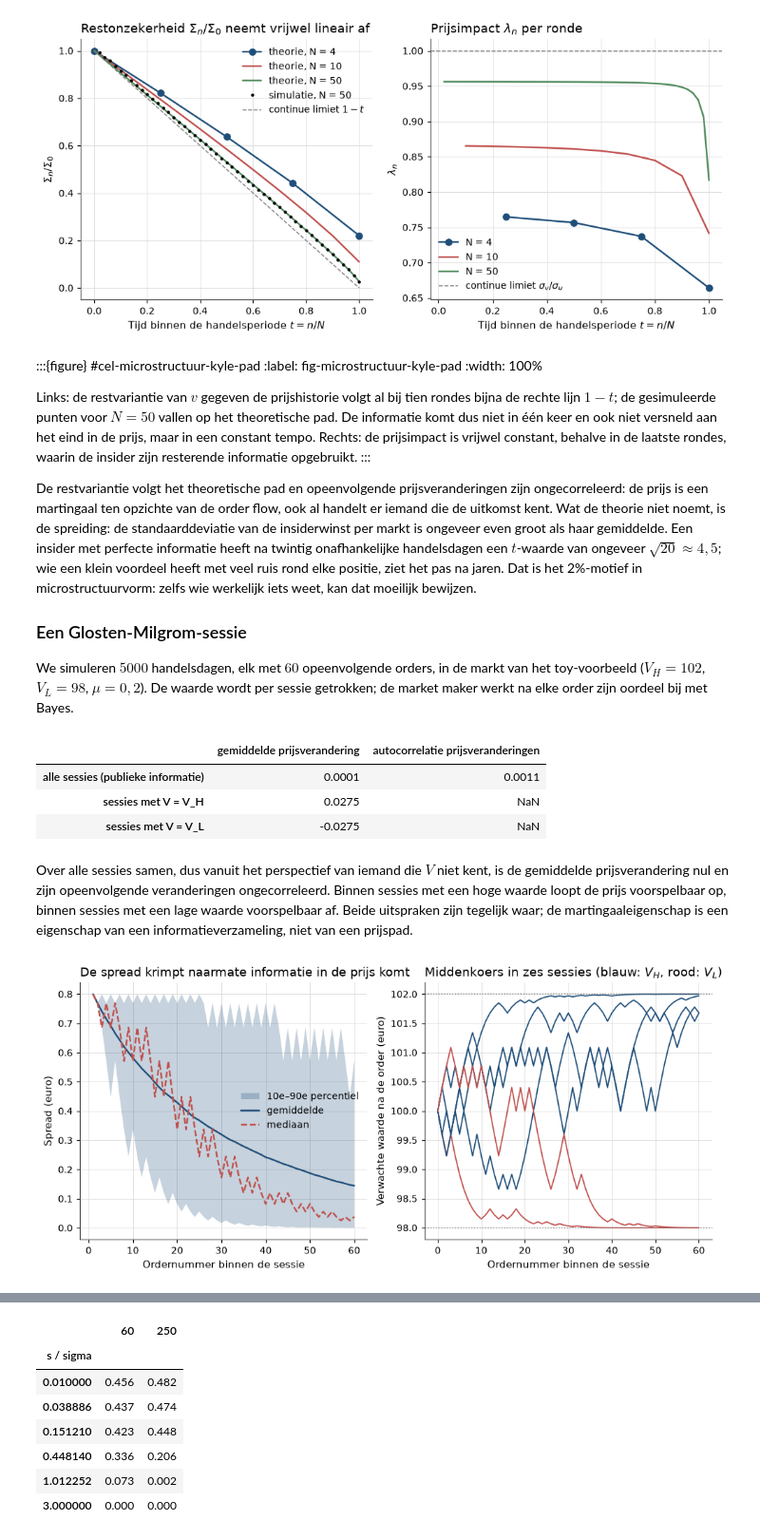
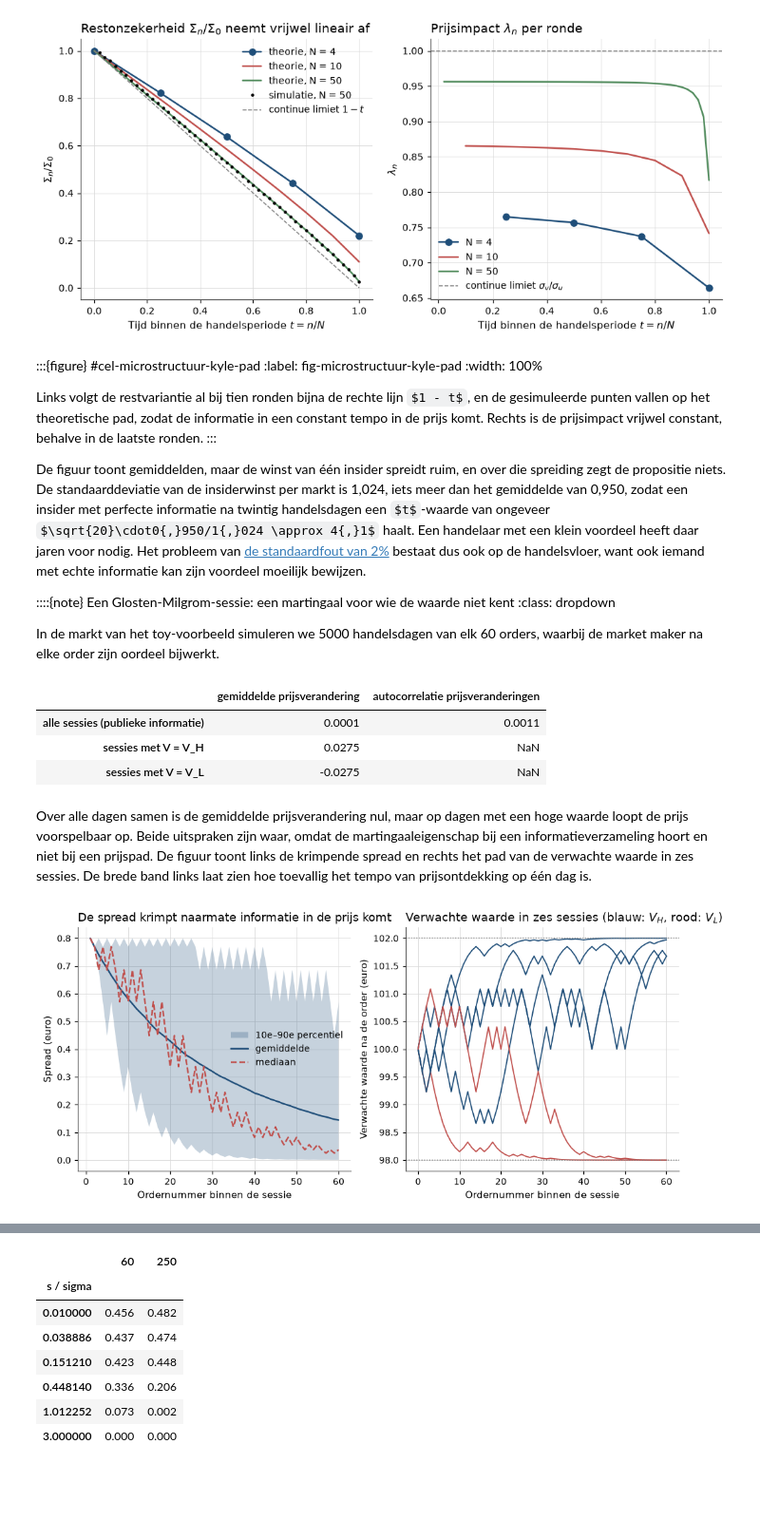
Before and after one commit to MaartenN14/history-asset-pricing, a Jupyter notebook: lectures/04_24_microstructuur.ipynb, the cells around one changed output, grey strips where cells are left out. Shown at 95% size. Drawn from its saved outputs; the diff is of its cells as text; code cells hidden in the pictures; some formulas as TeX source; blank space fills up the shorter version.

```diff
--- a/lectures/04_24_microstructuur.ipynb
+++ b/lectures/04_24_microstructuur.ipynb
@@ -812,29 +579,26 @@ plt.show()
 :label: fig-microstructuur-kyle-pad
 :width: 100%
 
-Links: de restvariantie van $v$ gegeven de prijshistorie volgt al bij tien rondes
-bijna de rechte lijn $1 - t$; de gesimuleerde punten voor $N = 50$ vallen op het
-theoretische pad. De informatie komt dus niet in één keer en ook niet versneld aan
-het eind in de prijs, maar in een constant tempo. Rechts: de prijsimpact is
-vrijwel constant, behalve in de laatste rondes, waarin de insider zijn resterende
-informatie opgebruikt.
+Links volgt de restvariantie al bij tien ronden bijna de rechte lijn $1 - t$, en de
+gesimuleerde punten vallen op het theoretische pad, zodat de informatie in een constant
+tempo in de prijs komt. Rechts is de prijsimpact vrijwel constant, behalve in de laatste
+ronden.
 :::
 
-De restvariantie volgt het theoretische pad en opeenvolgende prijsveranderingen zijn
-ongecorreleerd: de prijs is een martingaal ten opzichte van de order flow, ook al
-handelt er iemand die de uitkomst kent. Wat de theorie niet noemt, is de spreiding:
-de standaarddeviatie van de insiderwinst per markt is ongeveer even groot als haar
-gemiddelde. Een insider met perfecte informatie heeft na twintig onafhankelijke
-handelsdagen een $t$-waarde van ongeveer $\sqrt{20} \approx 4{,}5$; wie een klein
-voordeel heeft met veel ruis rond elke positie, ziet het pas na jaren. Dat is het
-2%-motief in microstructuurvorm: zelfs wie werkelijk iets weet, kan dat moeilijk
-bewijzen.
+De figuur toont gemiddelden, maar de winst van één insider spreidt ruim, en over die
+spreiding zegt de propositie niets. De standaarddeviatie van de
+insiderwinst per markt is 1,024, iets meer dan het gemiddelde van 0,950, zodat een insider
+met perfecte informatie na twintig handelsdagen een $t$-waarde van ongeveer
+$\sqrt{20}\cdot0{,}950/1{,}024 \approx 4{,}1$ haalt. Een handelaar met een klein voordeel
+heeft daar jaren voor nodig. Het probleem van [de standaardfout van 2%](#00-01-rendementen)
+bestaat dus ook op de handelsvloer, want ook iemand met echte informatie kan zijn voordeel
+moeilijk bewijzen.
 
-### Een Glosten-Milgrom-sessie
+::::{note} Een Glosten-Milgrom-sessie: een martingaal voor wie de waarde niet kent
+:class: dropdown
 
-We simuleren $5000$ handelsdagen, elk met $60$ opeenvolgende orders, in de markt
-van het toy-voorbeeld ($V_H = 102$, $V_L = 98$, $\mu = 0{,}2$). De waarde wordt per
-sessie getrokken; de market maker werkt na elke order zijn oordeel bij met Bayes.
+In de markt van het toy-voorbeeld simuleren we 5000 handelsdagen van elk 60 orders,
+waarbij de market maker na elke order zijn oordeel bijwerkt.
 # %%
 n_sessions, n_trades = 5_000, 60
 q_high, q_low = MU + (1 - MU) / 2, (1 - MU) / 2
@@ -853,8 +617,8 @@ for n in range(n_trades):
     belief = belief * like_high / (belief * like_high + (1 - belief) * like_low)
     beliefs[:, n + 1] = belief
 
-mid = V_L + (V_H - V_L) * beliefs
-increments = np.diff(mid, axis=1)
+value_path = V_L + (V_H - V_L) * beliefs
+increments = np.diff(value_path, axis=1)
 pd.DataFrame(
     {
         "gemiddelde prijsverandering": [increments.mean(), increments[is_high].mean(), increments[~is_high].mean()],
@@ -872,31 +636,30 @@ pd.DataFrame(
 | sessies met V = V_H | 0.0275 | NaN |
 | sessies met V = V_L | -0.0275 | NaN |
 # %% [markdown]
-Over alle sessies samen, dus vanuit het perspectief van iemand die $V$ niet kent,
-is de gemiddelde prijsverandering nul en zijn opeenvolgende veranderingen
-ongecorreleerd. Binnen sessies met een hoge waarde loopt de prijs voorspelbaar op,
-binnen sessies met een lage waarde voorspelbaar af. Beide uitspraken zijn tegelijk
-waar; de martingaaleigenschap is een eigenschap van een informatieverzameling, niet
-van een prijspad.
+Over alle dagen samen is de gemiddelde prijsverandering nul, maar op dagen met een hoge
+waarde loopt de prijs voorspelbaar op. Beide uitspraken zijn waar, omdat de
+martingaaleigenschap bij een informatieverzameling hoort en niet bij een prijspad. De
+figuur toont links de krimpende spread en rechts het pad van de verwachte waarde in zes sessies. De brede band links
+laat zien hoe toevallig het tempo van prijsontdekking op één dag is.
 # %%
 fig, axes = plt.subplots(1, 2, figsize=(11, 4.5))
 trade_no = np.arange(1, n_trades + 1)
 axes[0].fill_between(trade_no, np.percentile(spreads, 10, axis=0), np.percentile(spreads, 90, axis=0),
                      alpha=0.25, label="10e–90e percentiel")
 axes[0].plot(trade_no, spreads.mean(axis=0), label="gemiddelde")
 axes[0].plot(trade_no, np.median(spreads, axis=0), ls="--", label="mediaan")
 axes[0].set_title("De spread krimpt naarmate informatie in de prijs komt")
 axes[0].set_xlabel("Ordernummer binnen de sessie")
 axes[0].set_ylabel("Spread (euro)")
 axes[0].legend()
 for s in range(6):
-    axes[1].plot(np.arange(n_trades + 1), mid[s], lw=1.2, color="C0" if is_high[s] else "C1")
+    axes[1].plot(np.arange(n_trades + 1), value_path[s], lw=1.2, color="C0" if is_high[s] else "C1")
 axes[1].axhline(V_H, color="grey", ls=":", lw=1)
 axes[1].axhline(V_L, color="grey", ls=":", lw=1)
-axes[1].set_title("Middenkoers in zes sessies (blauw: $V_H$, rood: $V_L$)")
+axes[1].set_title("Verwachte waarde in zes sessies (blauw: $V_H$, rood: $V_L$)")
 axes[1].set_xlabel("Ordernummer binnen de sessie")
 axes[1].set_ylabel("Verwachte waarde na de order (euro)")
 plt.show()
 # %% [output]
-[figure, old version]
+[figure, new version]
 # %% [markdown]
```
Also changed, not shown: parts of 29 cells of this notebook, 5 other files.
